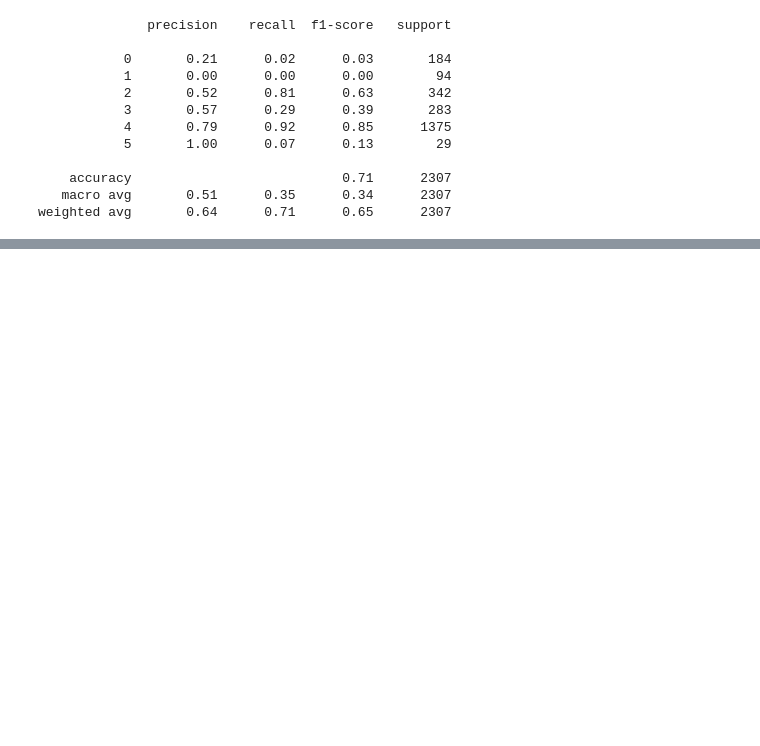
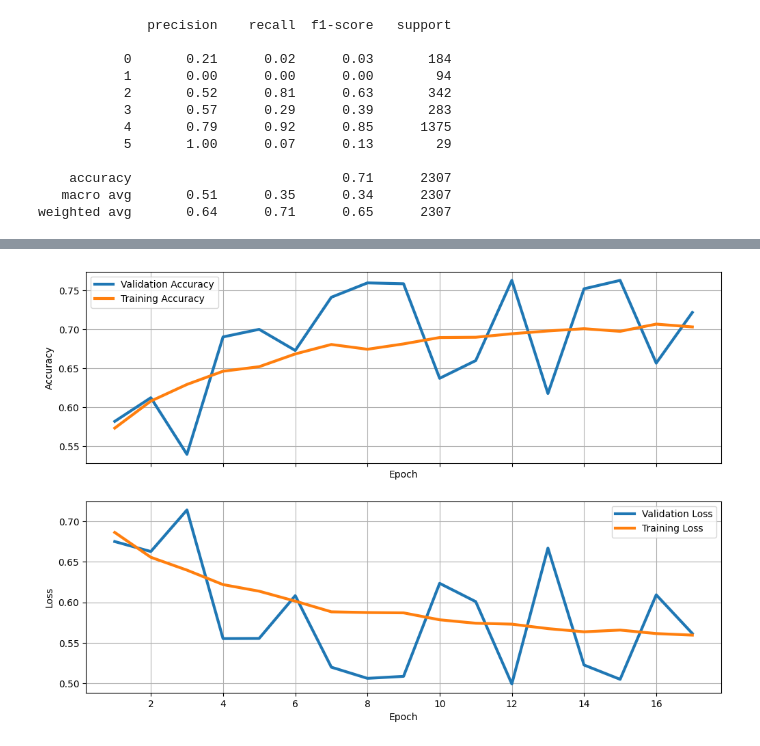
Before and after one commit to HenriqueCastros/pai-flower-nucleus, a Jupyter notebook: trab.ipynb, the cells around one changed output, grey strips where cells are left out. Drawn from its saved outputs; the diff is of its cells as text; code cells hidden in the pictures; blank space fills up the shorter version.

Commit message:
Mobile and EfficientNet

```diff
--- a/trab.ipynb
+++ b/trab.ipynb
@@ -940,0 +973,9 @@ all_resnet.save('.\\model_data\\nn\\resnet\\all_classes\\model.keras')
+# %%
+input = Input(shape=(100, 100, 3))
+preprocess = Rescaling(1.0 / 255.0)(input)
+effnet = EfficientNetB3(include_top=False, input_tensor=preprocess)
+global_pool = GlobalAveragePooling2D()(effnet.output)
+output = Dense(1, activation='sigmoid')(global_pool)
+
+pos_effnet = tf.keras.Model(inputs=input, outputs=output)
+pos_effnet.summary()
@@ -940,0 +1029,14 @@ all_resnet.save('.\\model_data\\nn\\resnet\\all_classes\\model.keras')
+# %%
+loss_function = tf.keras.losses.BinaryCrossentropy()
+optimizer = tf.keras.optimizers.Adam(learning_rate=0.0005)
+
+pos_effnet.compile(loss=loss_function, optimizer=optimizer, metrics=["accuracy"])
+# %%
+epochs = 32
+callback = tf.keras.callbacks.EarlyStopping(
+    monitor='val_loss', patience=5, restore_best_weights=True
+)
+
+history = pos_effnet.fit(
+    train_data_pos, epochs=epochs, validation_data=val_data_pos, callbacks=[callback]
+)
@@ -940,0 +1061,6 @@ all_resnet.save('.\\model_data\\nn\\resnet\\all_classes\\model.keras')
+# %%
+fig, axs = plot_results(history, show=False)
+# plt.savefig('.\\model_data\\nn\\efficientNet\\binary\\graph.png')
+plt.show()
+# %% [output]
+[figure, added]
```
Also changed, not shown: parts of 48 cells of this notebook, 8 other files.
